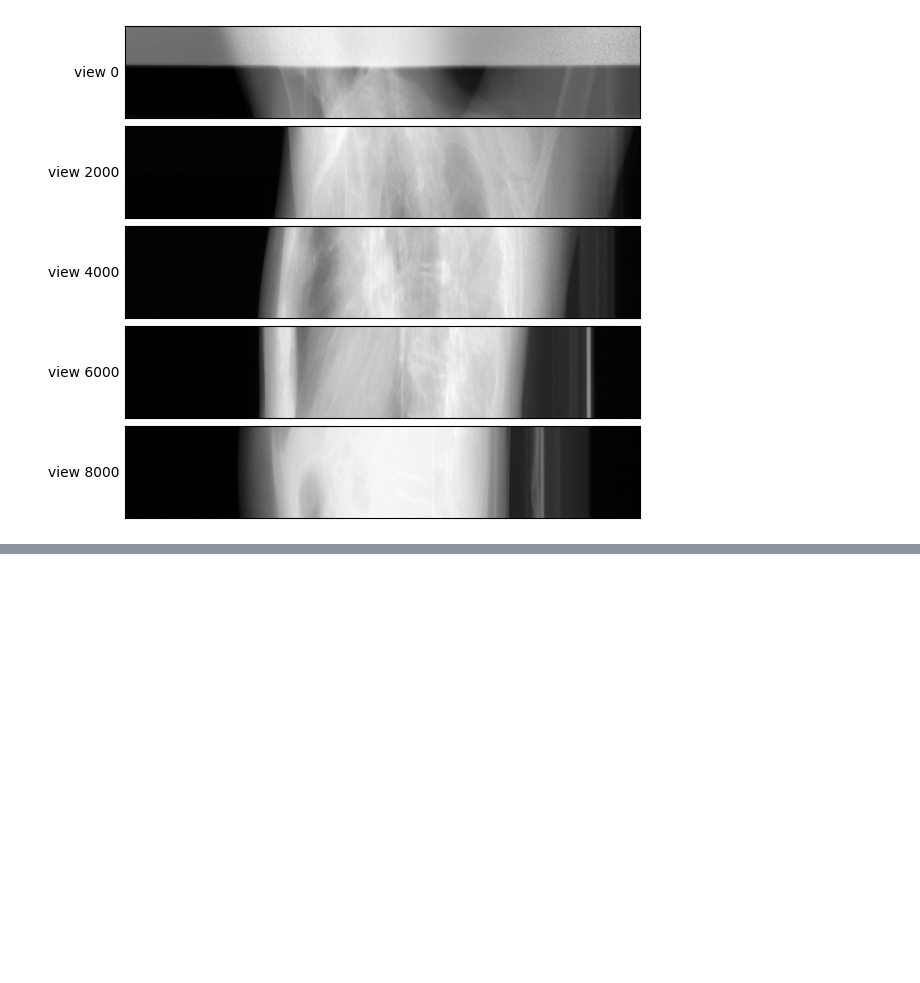
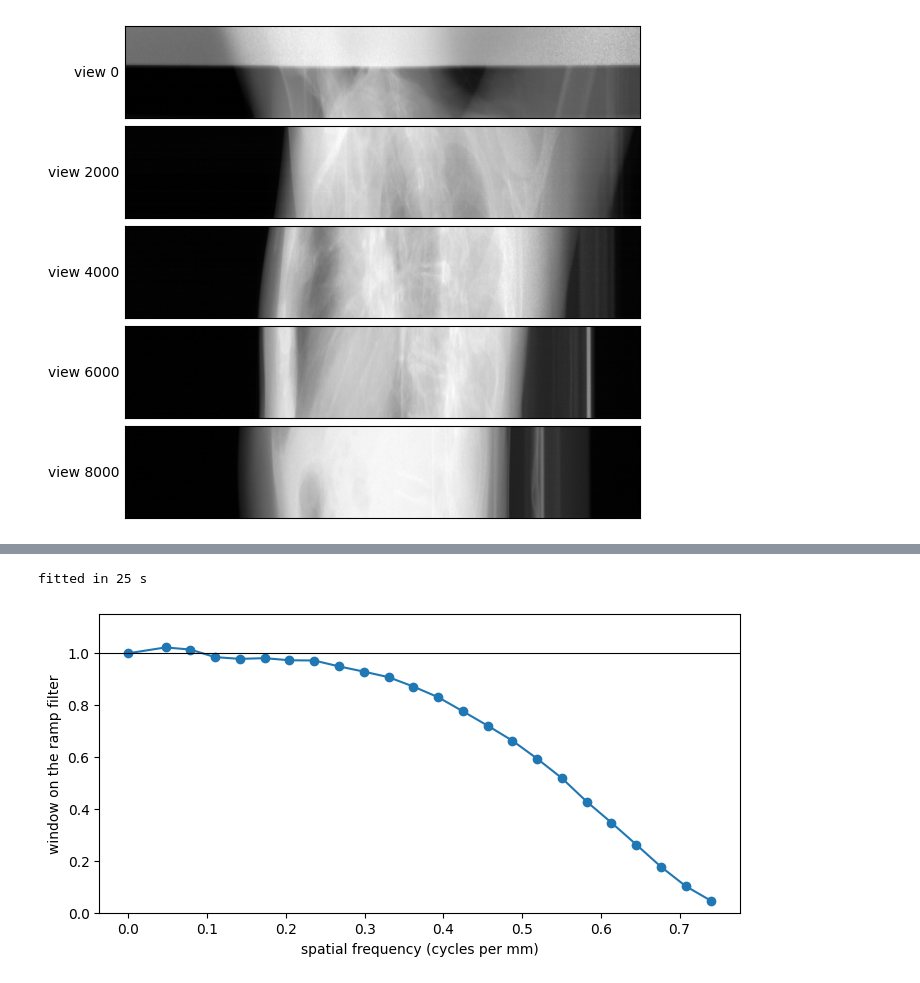
Before and after one commit to PyTomography/PyTomography, a Jupyter notebook: docs/source/notebooks/t_CT_GEN3.ipynb, the cells around one changed output, grey strips where cells are left out. Saved outputs shown, nothing was run; the diff lists cells and outputs as text; code cells hidden in the pictures; blank space fills up the shorter version.

```diff
--- a/docs/source/notebooks/t_CT_GEN3.ipynb
+++ b/docs/source/notebooks/t_CT_GEN3.ipynb
@@ -126,0 +146,5 @@ The two axial images line up and show the same anatomy. Ours is smoother: three
+# %%
+del proj  # 2 GB: free it before reading the projections again
+proj, proj_meta = dicom_ct_pd.get_projections_and_metadata_gen3(folder / 'full_dose_projections', table_feed='pitch')
+system_matrix = CTGen3SystemMatrix(object_meta, proj_meta)
+scanner_hu = on_our_grid(proj_meta)  # our slices moved slightly, so resample the scanner's images again
@@ -126,0 +155,6 @@ The two axial images line up and show the same anatomy. Ours is smoother: three
+# %%
+t0 = time.time()
+fit = preprocessing.fit_column_scale(proj, proj_meta, system_matrix, mu_water * (1 + scanner_hu / 1000),
+                                     filter='hann', slice_thickness=1.25)
+print(f"g0 = {fit['g0']:+.4f}, g2 = {fit['g2']:+.4f}, fitted in {time.time() - t0:.0f} s")
+proj = preprocessing.scale_columns(proj, proj_meta, **fit)
@@ -126,0 +169,13 @@ The two axial images line up and show the same anatomy. Ours is smoother: three
+# %%
+t0 = time.time()
+window = preprocessing.fit_window(proj, proj_meta, system_matrix, mu_water * (1 + scanner_hu / 1000), slice_thickness=1.25)
+print(f"fitted in {time.time() - t0:.0f} s")
+
+fig, ax = plt.subplots(figsize=(7, 3.5), constrained_layout=True)
+ax.plot(window.frequencies, window.values, 'o-')
+ax.axhline(1, color='k', lw=0.8)
+ax.set(xlabel='spatial frequency (cycles per mm)', ylabel='window on the ramp filter', ylim=(0, 1.15))
+plt.show()
+# %% [output]
+fitted in 25 s
+[figure, added]
```
Also changed, not shown: parts of 27 cells of this notebook, 1 other file.
